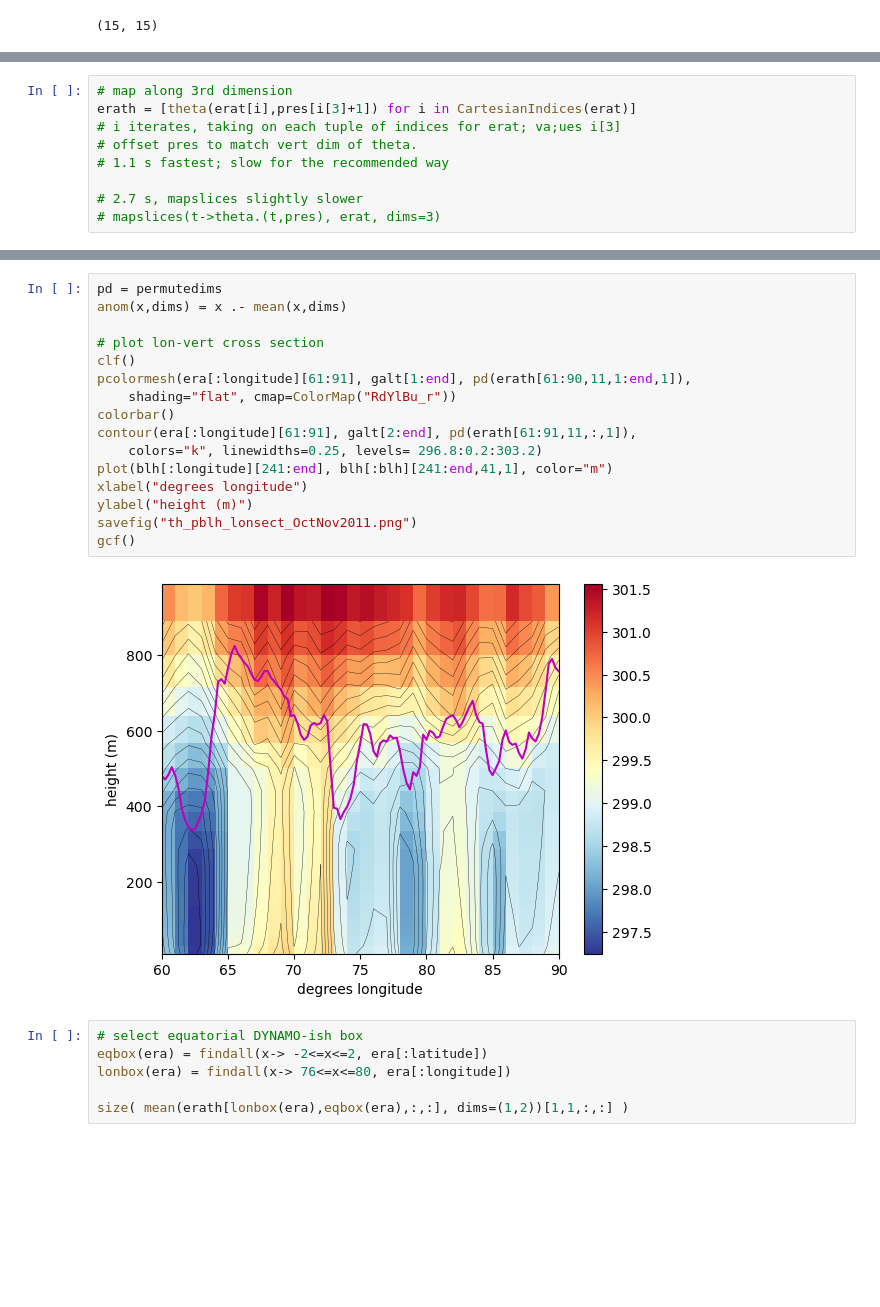
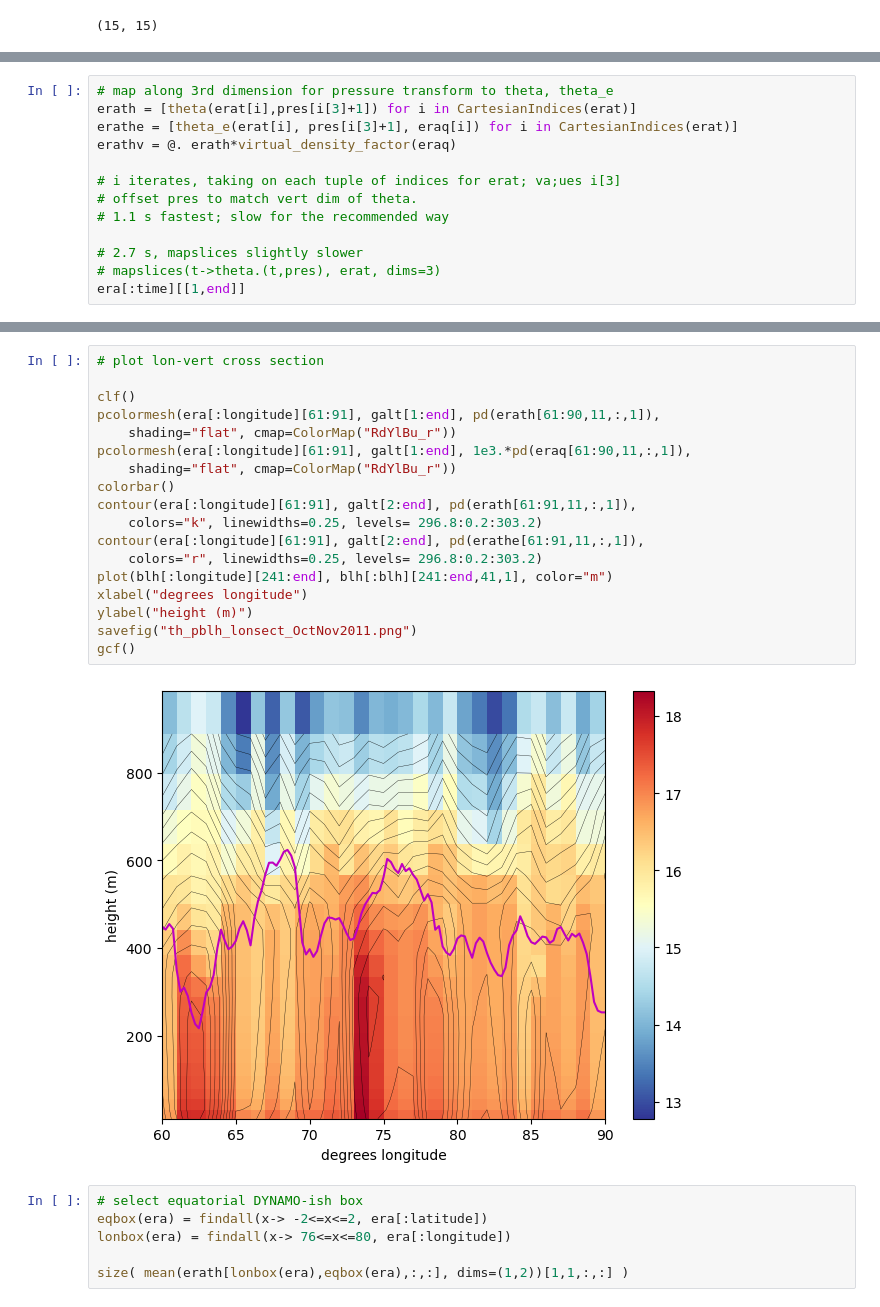
Before and after one commit to deszoeke/cmip6, a Jupyter notebook: era5/era5_mjo_vert.ipynb, the cells around one changed output, grey strips where cells are left out. Cells and saved outputs as stored; diff of their text form; blank space fills up the shorter version.

Commit message:
added thermo, theta_e to _vert.ipynb

```diff
--- a/era5/era5_mjo_vert.ipynb
+++ b/era5/era5_mjo_vert.ipynb
@@ -182,10 +227,14 @@ theta
 # %%
-# map along 3rd dimension
+# map along 3rd dimension for pressure transform to theta, theta_e
 erath = [theta(erat[i],pres[i[3]+1]) for i in CartesianIndices(erat)]
+erathe = [theta_e(erat[i], pres[i[3]+1], eraq[i]) for i in CartesianIndices(erat)]
+erathv = @. erath*virtual_density_factor(eraq)
+
 # i iterates, taking on each tuple of indices for erat; va;ues i[3]
 # offset pres to match vert dim of theta.
 # 1.1 s fastest; slow for the recommended way
 
 # 2.7 s, mapslices slightly slower
 # mapslices(t->theta.(t,pres), erat, dims=3)
+era[:time][[1,end]]
 # %% [output]
@@ -209,21 +254,23 @@ erath = [theta(erat[i],pres[i[3]+1]) for i in CartesianIndices(erat)]
 # %%
-pd = permutedims
-anom(x,dims) = x .- mean(x,dims)
+# plot lon-vert cross section
 
-# plot lon-vert cross section
 clf()
-pcolormesh(era[:longitude][61:91], galt[1:end], pd(erath[61:90,11,1:end,1]),
+pcolormesh(era[:longitude][61:91], galt[1:end], pd(erath[61:90,11,:,1]),
+    shading="flat", cmap=ColorMap("RdYlBu_r"))
+pcolormesh(era[:longitude][61:91], galt[1:end], 1e3.*pd(eraq[61:90,11,:,1]),
     shading="flat", cmap=ColorMap("RdYlBu_r"))
 colorbar()
 contour(era[:longitude][61:91], galt[2:end], pd(erath[61:91,11,:,1]),
     colors="k", linewidths=0.25, levels= 296.8:0.2:303.2)
+contour(era[:longitude][61:91], galt[2:end], pd(erathe[61:91,11,:,1]),
+    colors="r", linewidths=0.25, levels= 296.8:0.2:303.2)
 plot(blh[:longitude][241:end], blh[:blh][241:end,41,1], color="m")
 xlabel("degrees longitude")
 ylabel("height (m)")
 savefig("th_pblh_lonsect_OctNov2011.png")
 gcf()
 # %% [output]
-[figure, old version]
+[figure, new version]
 # %%
 # select equatorial DYNAMO-ish box
 eqbox(era) = findall(x-> -2<=x<=2, era[:latitude])
```
Also changed, not shown: parts of 15 cells of this notebook, 5 other files.
